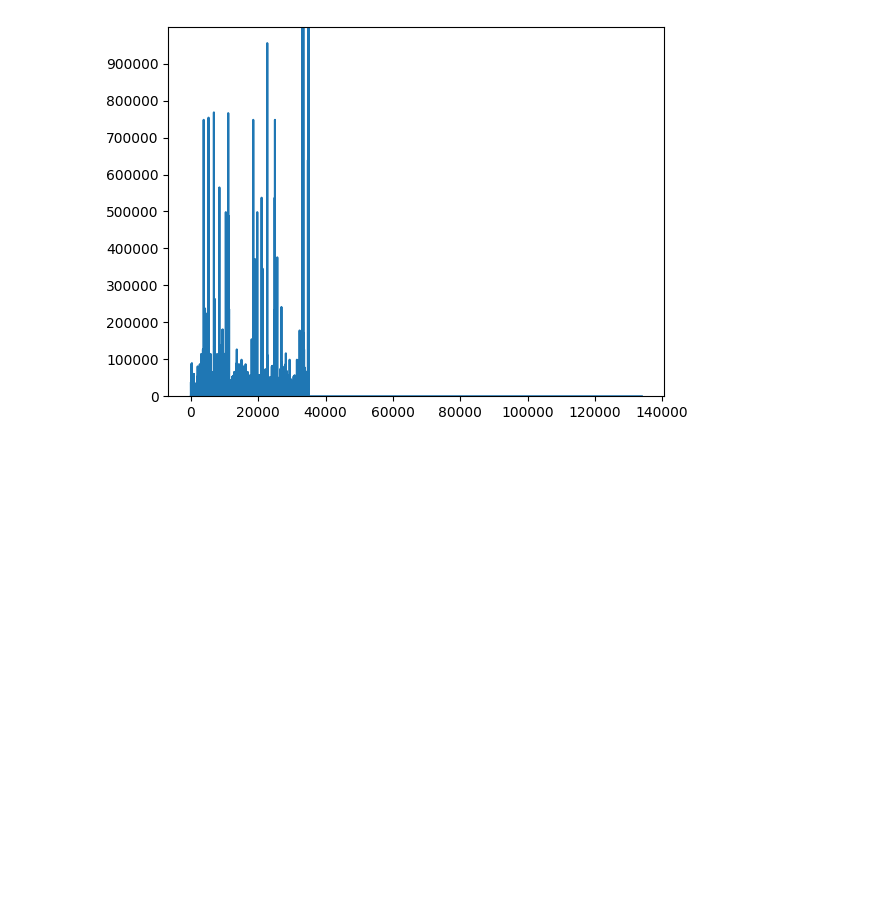
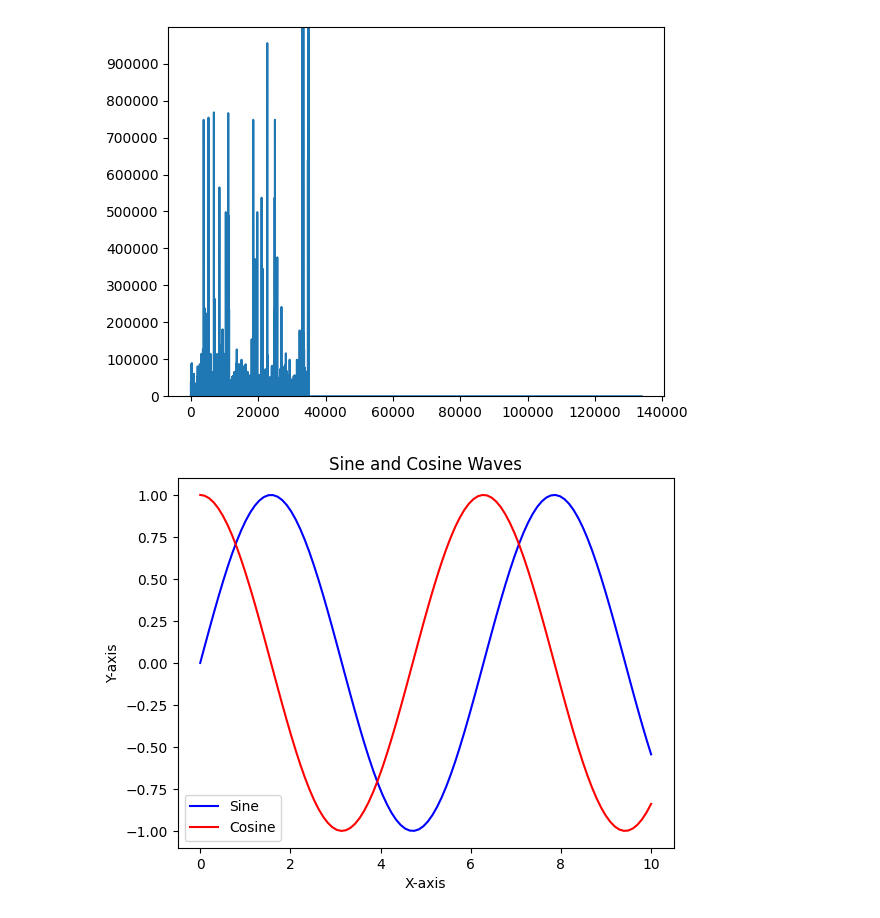
Before and after one commit to JohnyDevp/ATC-neural-network, a Jupyter notebook: test.ipynb, the cells around one changed output. Drawn from its saved outputs; the diff is of its cells as text; code cells hidden in the pictures; blank space fills up the shorter version.

```diff
--- a/test.ipynb
+++ b/test.ipynb
@@ -205,3 +205,33 @@ plt.yticks(np.arange(0, 1000000, step=100000))
 bins_volume = [0,10000,30000,50000,80000,100000,150000,250000,400000,600000,800000,1000000,10000000]
 # %% [output]
 [figure]
+# %%
+import matplotlib.pyplot as plt
+import numpy as np
+
+# Generate data
+x = np.linspace(0, 10, 100)
+y1 = np.sin(x)
+y2 = np.cos(x)
+
+# Create the plot
+plt.figure()
+
+# Plot the first graph (sine)
+plt.plot(x, y1, label='Sine', color='b')
+
+# Plot the second graph (cosine)
+plt.plot(x, y2, label='Cosine', color='r')
+
+# Add labels and title
+plt.xlabel('X-axis')
+plt.ylabel('Y-axis')
+plt.title('Sine and Cosine Waves')
+
+# Add a legend to differentiate the two graphs
+plt.legend()
+
+# Show the plot
+plt.show()
+# %% [output]
+[figure, added]
```
